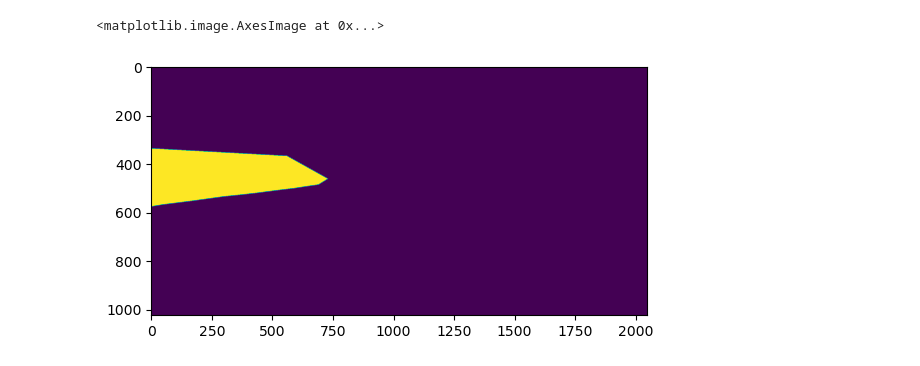
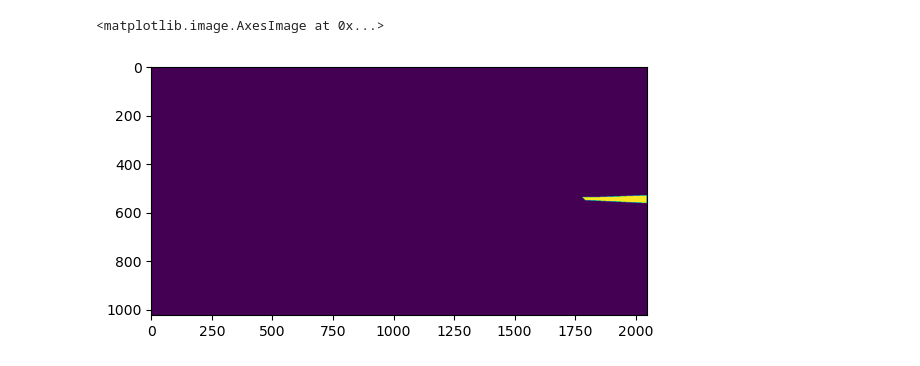
Before and after one commit to DataScienceAndEngineering/deep-learning-final-project-project-sidewalk, a Jupyter notebook: notebooks/explorations/data_preprocess.ipynb, the cells around one changed output. Cells and saved outputs as stored; diff of their text form; code cells hidden in the pictures.

```diff
--- a/notebooks/explorations/data_preprocess.ipynb
+++ b/notebooks/explorations/data_preprocess.ipynb
@@ -72,10 +74,10 @@ def drawMask(imgsize: tuple, poly:tuple):
     img[r_index,c_index] = 1
     return img
 # %%
-imdim, labels, polygons = parse_json('/Users/csea/Desktop/deep-learning-final-project-project-sidewalk/data/interim/ZIP.gtFine_trainvaltest.zip/gtFine/train/zurich/zurich_000086_000019_gtFine_polygons.json')
+imdim, polygons = parse_json(os.path.join(DATA_DIR,'gtFine/train/aachen/aachen_000000_000019_gtFine_polygons.json'))
 m = drawMask(imdim, polygons[0])
 plt.imshow(m)
 # %% [output]
 <matplotlib.image.AxesImage at 0x...>
-[figure, old version]
+[figure, new version]
 # %%
```
Also changed, not shown: parts of 17 cells of this notebook, 1 other file.
